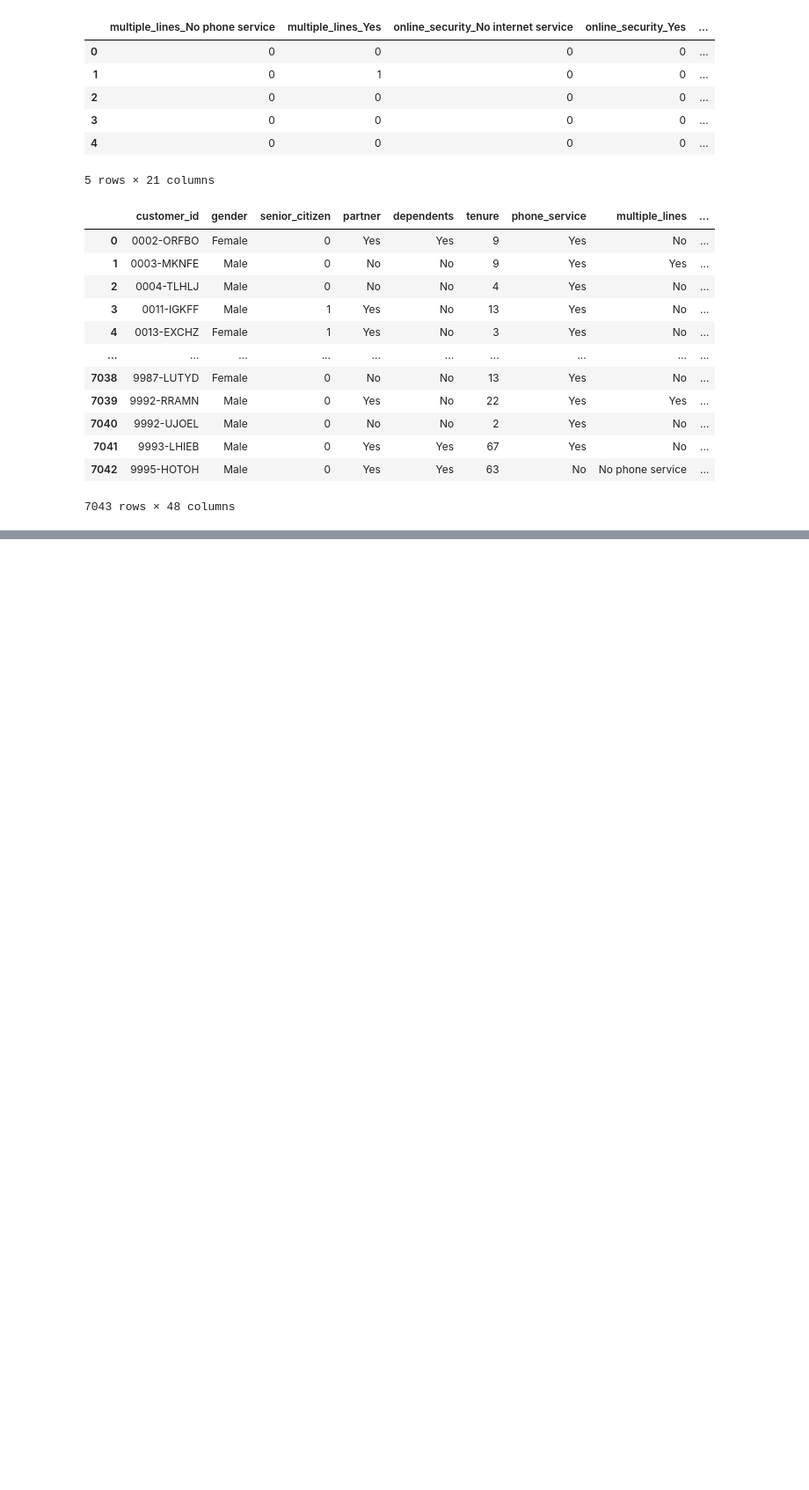
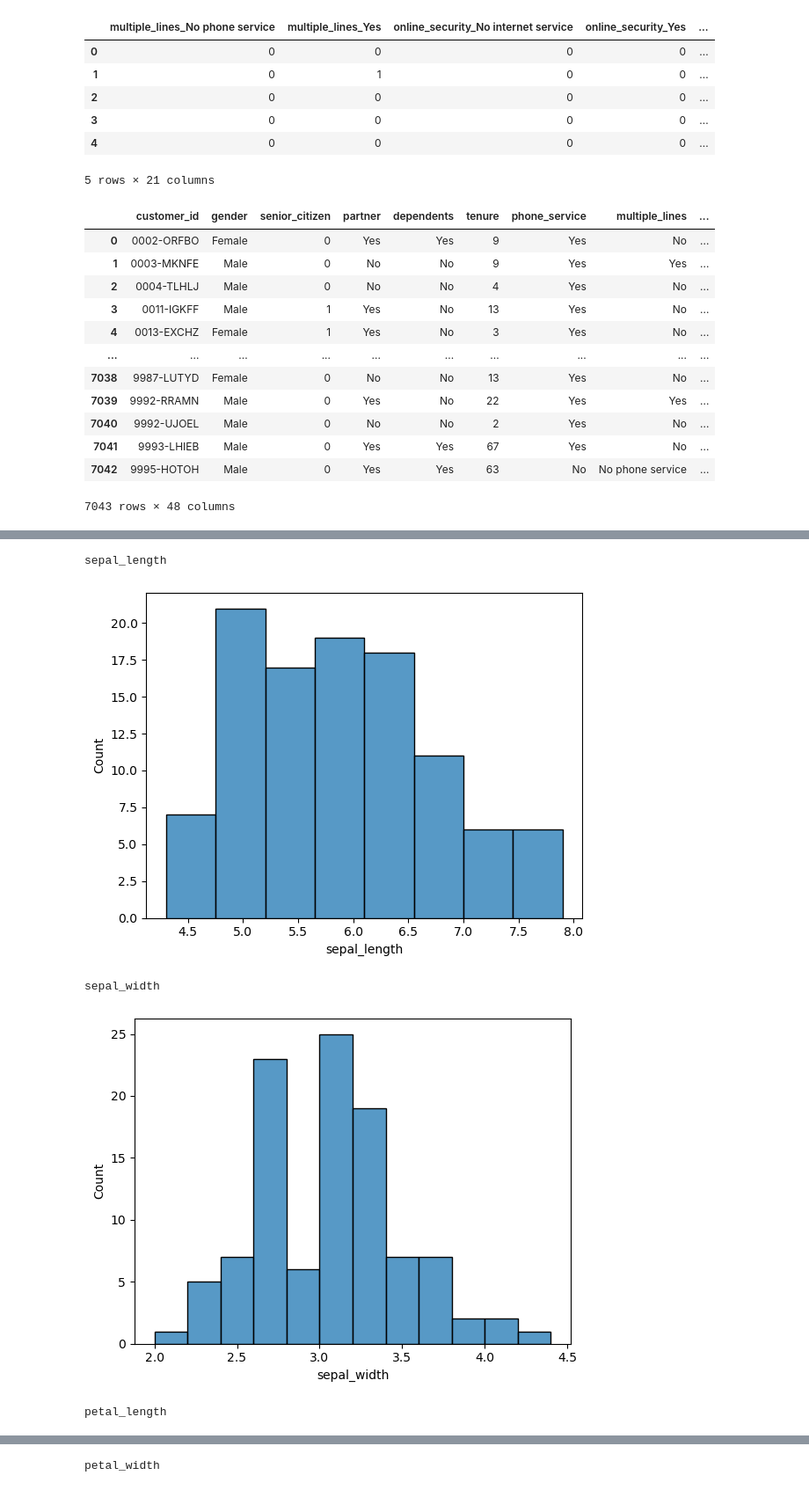
Before and after one commit to nicolas-angarita/classification-exercises, a Jupyter notebook: classification_exercises_p2.ipynb, the cells around one changed output, grey strips where cells are left out. Shown: that part at 88% size. Drawn from its saved outputs; the diff is of its cells as text; code cells hidden in the pictures; blank space fills up the shorter version.

```diff
--- a/classification_exercises_p2.ipynb
+++ b/classification_exercises_p2.ipynb
@@ -560,0 +615,3 @@ AttributeError: 'NoneType' object has no attribute 'gender'
+# %%
+iris = acquire.get_iris_data()
+iris
@@ -560,0 +632,4 @@ AttributeError: 'NoneType' object has no attribute 'gender'
+# %%
+df = prep_iris(iris)
+df = df.drop(columns= ['Unnamed: 0'])
+df.info()
@@ -560,0 +651,4 @@ AttributeError: 'NoneType' object has no attribute 'gender'
+# %%
+col = 'species'
+train, validate, test = train_val_test(df, col)
+train.shape, validate.shape, test.shape
@@ -560,0 +665,3 @@ AttributeError: 'NoneType' object has no attribute 'gender'
+# %%
+num_vars = df.select_dtypes(include = ['float64'])
+cat_vars = df.select_dtypes(include= ['object', 'uint8'])
@@ -560,0 +680,11 @@ AttributeError: 'NoneType' object has no attribute 'gender'
+# %%
+for col in num_vars:
+    print(col)
+    sns.histplot(x=col, data = train)
+    plt.show()
+# %% [output]
+sepal_length
+[figure, added]
+sepal_width
+[figure, added]
+petal_length
@@ -560,0 +692 @@ AttributeError: 'NoneType' object has no attribute 'gender'
+petal_width
```
Also changed, not shown: parts of 48 cells of this notebook, 1 other file.
